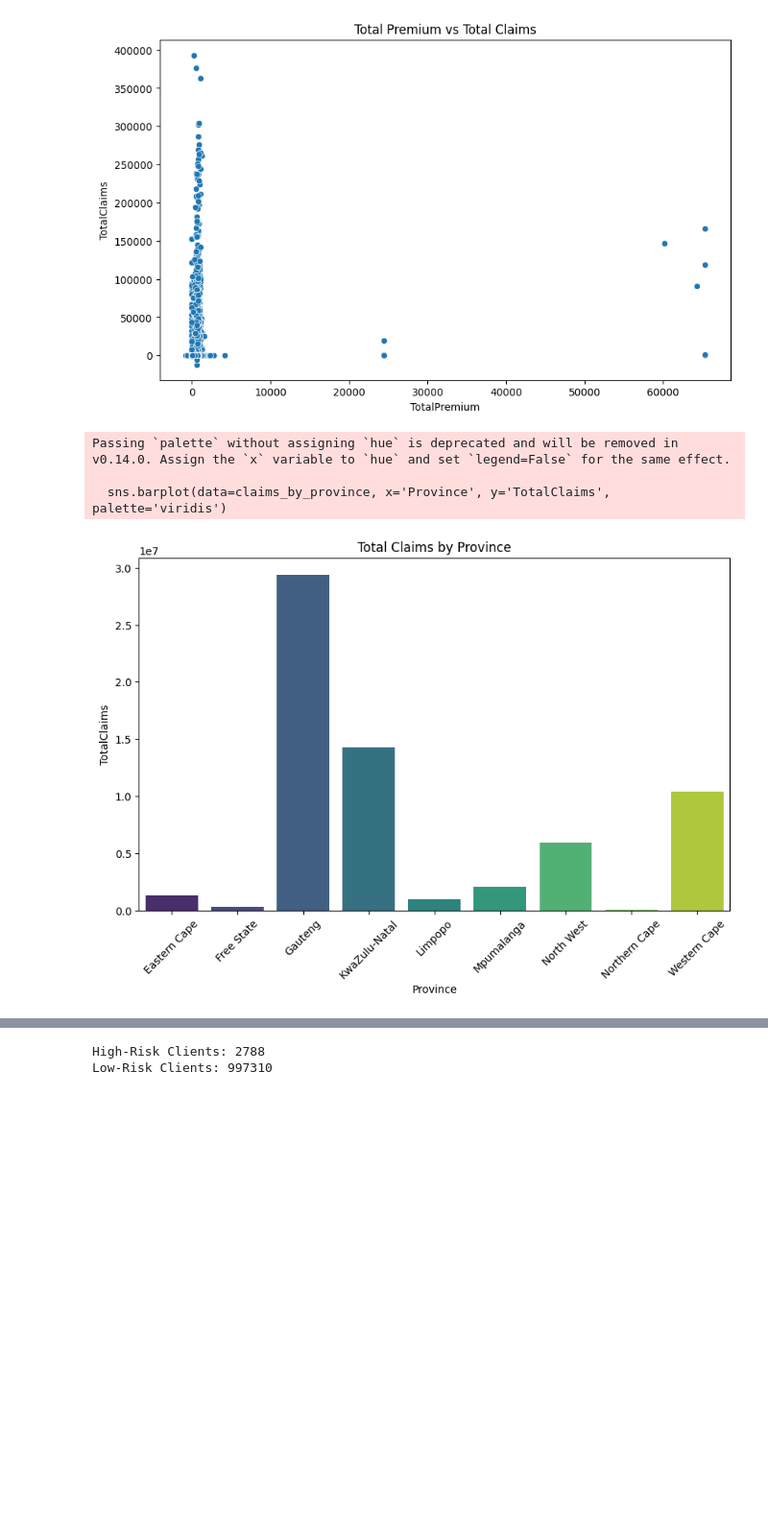
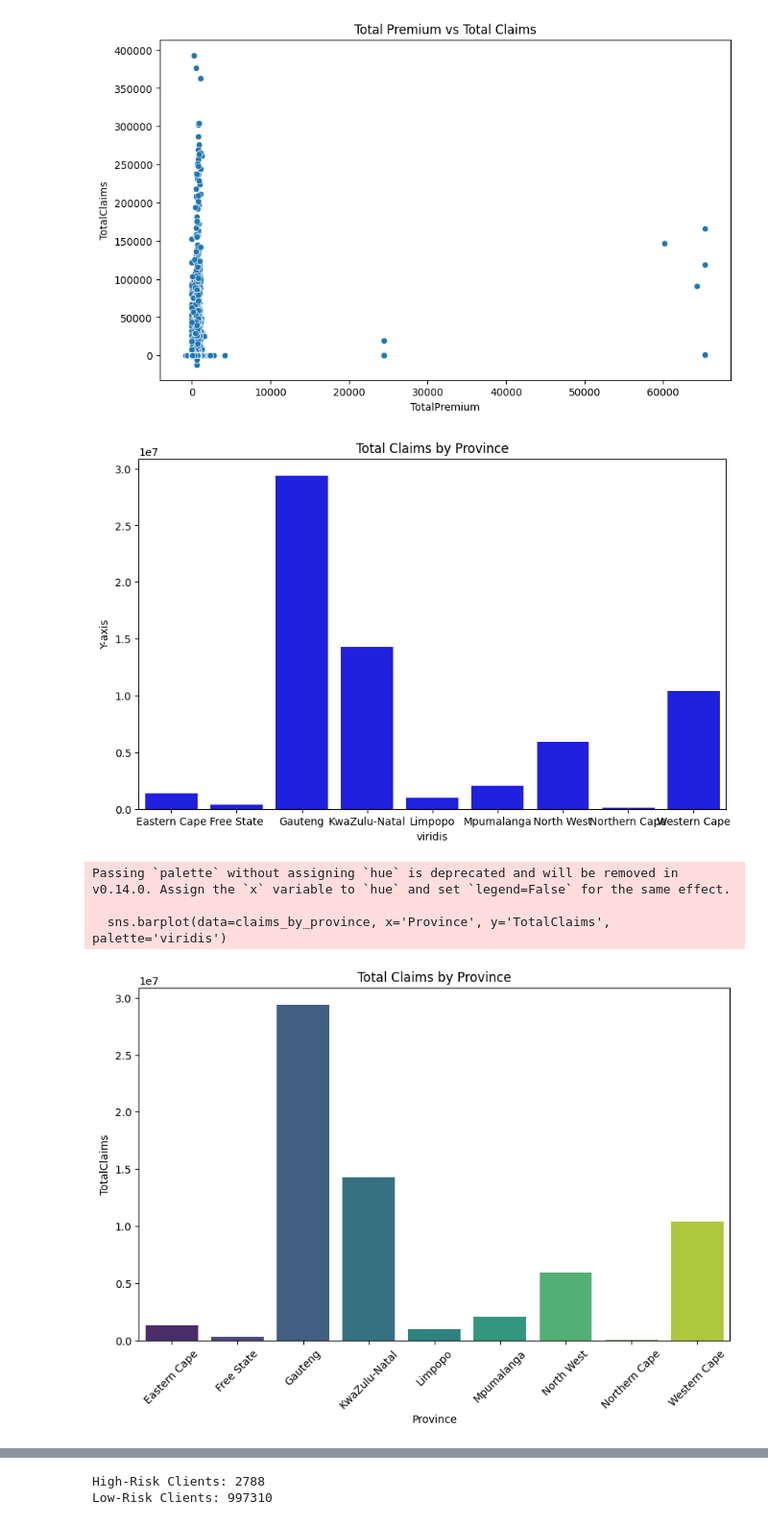
Before and after one commit to habeshaethiopia/AlphaCare-Insurance-Solutions, a Jupyter notebook: notebooks/EDA.ipynb, the cells around one changed output, grey strips where cells are left out. Shown at 96% size. Drawn from its saved outputs; the diff is of its cells as text; code cells hidden in the pictures; blank space fills up the shorter version.

```diff
--- a/notebooks/EDA.ipynb
+++ b/notebooks/EDA.ipynb
@@ -163,16 +158,19 @@ plot_scatter(df, 'TotalPremium', 'TotalClaims',"Total Premium vs Total Claims",'
 # %%
 # Analyze Claims by Province
 claims_by_province = df.groupby('Province')['TotalClaims'].sum().reset_index()
-plt.figure(figsize=(10, 6))
-sns.barplot(data=claims_by_province, x='Province', y='TotalClaims', palette='viridis')
-plt.title("Total Claims by Province")
-plt.xticks(rotation=45)
-plt.show()
+BAR=Visualizer(claims_by_province)
+BAR.plot_bar('Province', 'TotalClaims', 'Total Claims by Province' )
+# plt.figure(figsize=(10, 6))
+# sns.barplot(data=claims_by_province, x='Province', y='TotalClaims', palette='viridis')
+# plt.title("Total Claims by Province")
+# plt.xticks(rotation=45)
+# plt.show()
 # %% [output]
+[figure, new version]
 Passing `palette` without assigning `hue` is deprecated and will be removed in v0.14.0. Assign the `x` variable to `hue` and set `legend=False` for the same effect.
 
   sns.barplot(data=claims_by_province, x='Province', y='TotalClaims', palette='viridis')
-[figure, old version]
+[figure, added]
 # %%
 # Analyze Premium by VehicleType
 premium_by_vehicle = df.groupby('VehicleType')['TotalPremium'].mean().reset_index()
```
Also changed, not shown: parts of 9 cells of this notebook.
